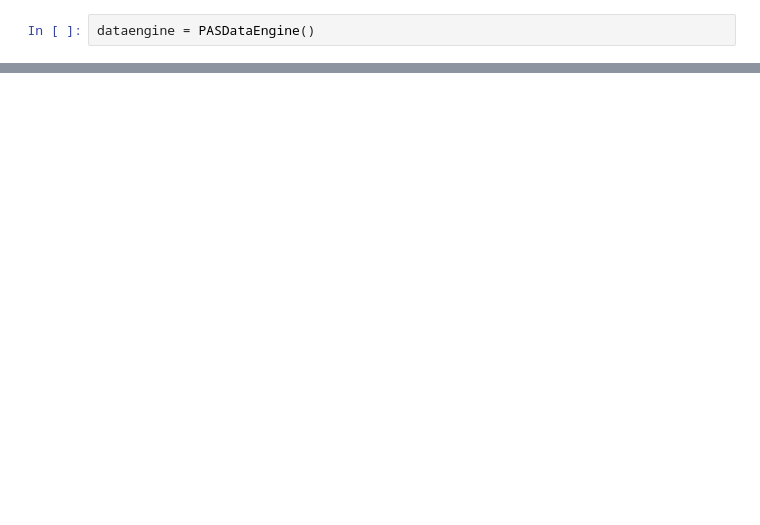
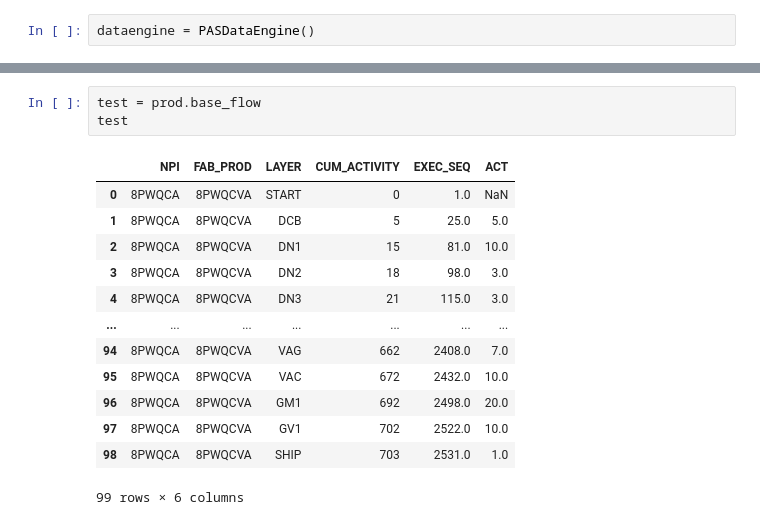
Before and after one commit to dagarcia-pde/PAS_Graphs, a Jupyter notebook: PAS_GRAPH_Devel.ipynb, the cells around one changed output, grey strips where cells are left out. Drawn from its saved outputs; the diff is of its cells as text; blank space fills up the shorter version.

```diff
--- a/PAS_GRAPH_Devel.ipynb
+++ b/PAS_GRAPH_Devel.ipynb
@@ -656,0 +170,17 @@ plt.legend(handles, labels, loc='upper left', bbox_to_anchor=(1.01,1),borderaxes
+# %%
+test = prod.base_flow
+test
+# %% [output]
+|  | NPI | FAB_PROD | LAYER | CUM_ACTIVITY | EXEC_SEQ | ACT |
+| 0 | 8PWQCA | 8PWQCVA | START | 0 | 1.0 | NaN |
+| 1 | 8PWQCA | 8PWQCVA | DCB | 5 | 25.0 | 5.0 |
+| 2 | 8PWQCA | 8PWQCVA | DN1 | 15 | 81.0 | 10.0 |
+| 3 | 8PWQCA | 8PWQCVA | DN2 | 18 | 98.0 | 3.0 |
+| 4 | 8PWQCA | 8PWQCVA | DN3 | 21 | 115.0 | 3.0 |
+| ... | ... | ... | ... | ... | ... | ... |
+| 94 | 8PWQCA | 8PWQCVA | VAG | 662 | 2408.0 | 7.0 |
+| 95 | 8PWQCA | 8PWQCVA | VAC | 672 | 2432.0 | 10.0 |
+| 96 | 8PWQCA | 8PWQCVA | GM1 | 692 | 2498.0 | 20.0 |
+| 97 | 8PWQCA | 8PWQCVA | GV1 | 702 | 2522.0 | 10.0 |
+| 98 | 8PWQCA | 8PWQCVA | SHIP | 703 | 2531.0 | 1.0 |
+99 rows × 6 columns
```
Also changed, not shown: parts of 13 cells of this notebook, 22 other files.
